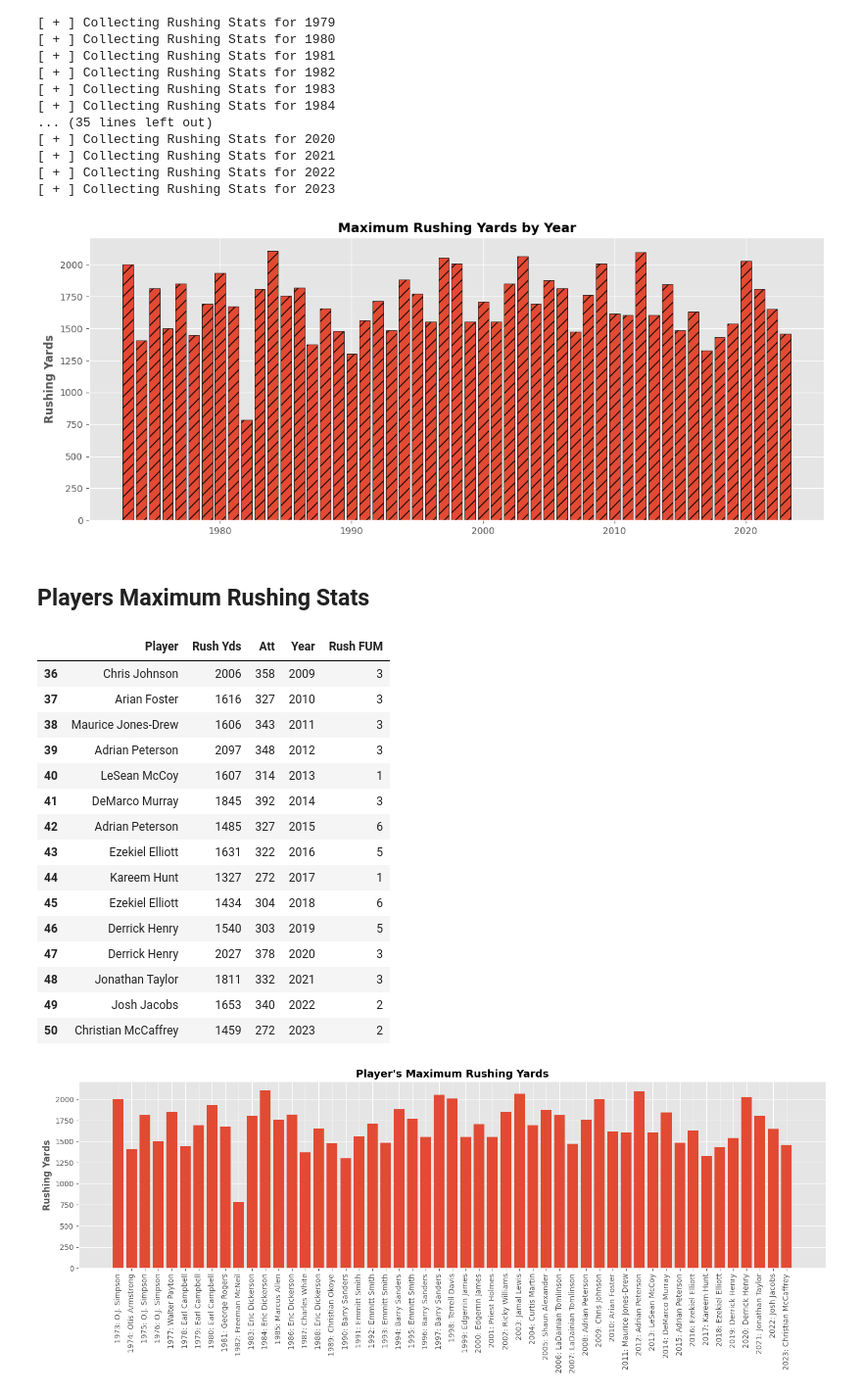
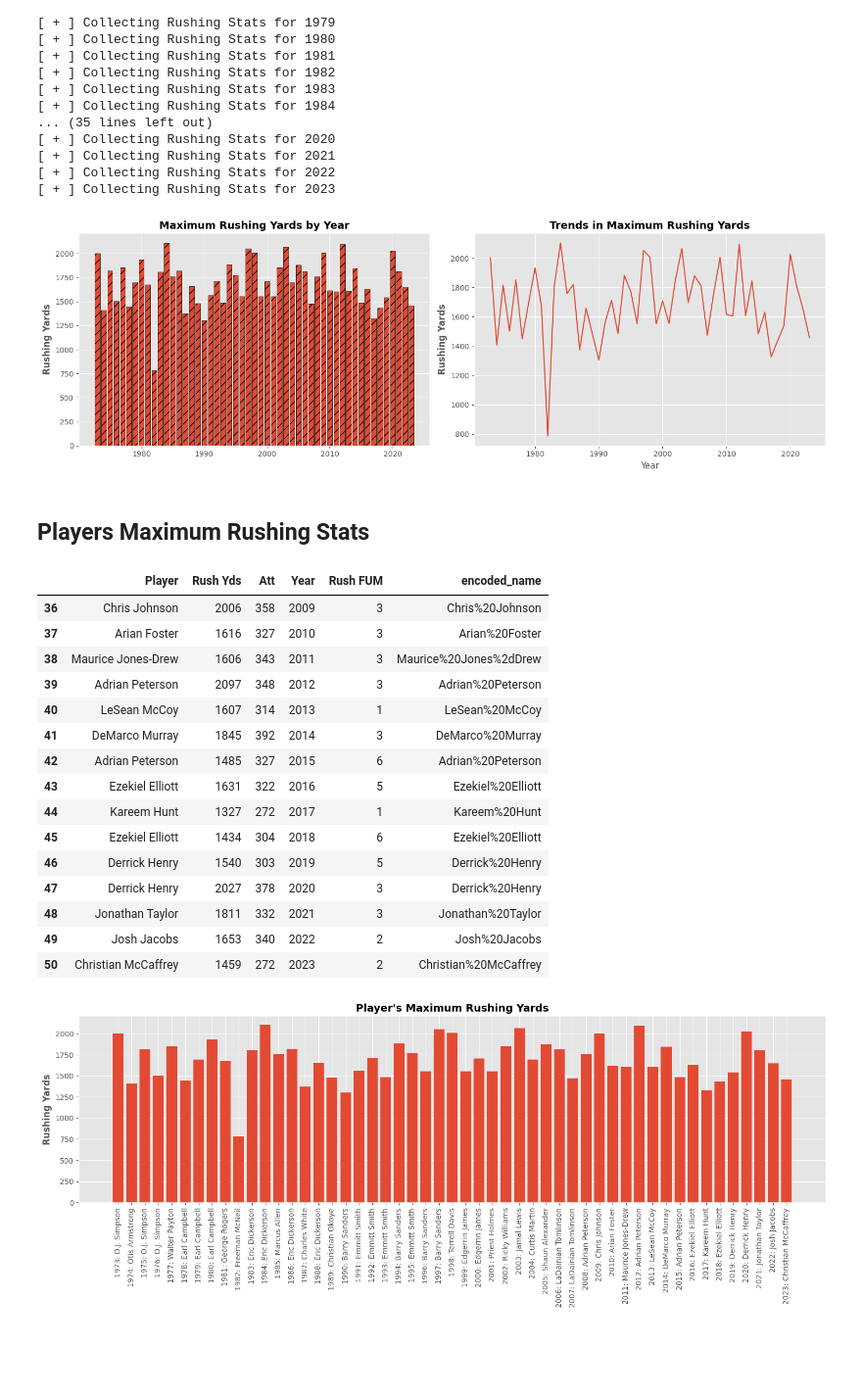
Before and after one commit to OdinProjectI/NFL, a Jupyter notebook: NFLRushing.ipynb, the cells around one changed output. Shown at 98% size. Drawn from its saved outputs; the diff is of its cells as text; code cells hidden in the pictures; blank space fills up the shorter version.

```diff
--- a/NFLRushing.ipynb
+++ b/NFLRushing.ipynb
@@ -58,38 +124,50 @@ years, yds = zip(*rushing_stats_df.groupby(['Year'])['Rush Yds'].max().to_dict()
 # %%
-fig = plt.figure(figsize=(12,5))
-ax = fig.add_subplot()
+rushing_stats_df: 'DataFrame' = pd.DataFrame( search_results ) # player_team @year, against @opp
+rushing_stats_df.to_csv(os.path.join(dst_path, 'rushing_stats_leaders.csv' ) )
+years, yds = zip(*rushing_stats_df.groupby(['Year'])['Rush Yds'].max().to_dict().items())
+
+
+stats: List = []
+for year in rushing_stats_df['Year'].unique().tolist():
+    stats.extend(rushing_stats_df.query(f"Year == {year}").sort_values(by='Rush Yds', ascending=False)[['Player', 'Rush Yds', 'Att', 'Year', 'Rush FUM']].head(1).to_dict(orient='records'))
+stats_df: 'DataFrame' = pd.DataFrame(stats)
+stats_df['encoded_name'] = stats_df['Player'].apply(lambda row: ''.join(map(lambda char: char if char.isalnum() else hex(ord(char)).replace("0x", "%") , row)) )
+
+fig = plt.figure(figsize=(15,5))
+ax = fig.add_subplot(1,2,1)
 
 ax.bar(x=list(years), height=list(yds), hatch='//', ec='k')
 ax.set_title("Maximum Rushing Yards by Year", fontweight='bold', fontsize=14)
 ax.set_ylabel("Rushing Yards", fontweight='bold')
+
+ax = fig.add_subplot(1,2,2)
+stats_df.set_index('Year')['Rush Yds'].plot(ax=ax)
+ax.set_title("Trends in Maximum Rushing Yards", fontweight='bold', fontsize=14)
+ax.set_ylabel("Rushing Yards", fontweight='bold')
 plt.tight_layout()
 # %% [output]
-[figure, old version]
+[figure, new version]
 # %% [markdown]
 ## **Players Maximum Rushing Stats**
 # %%
-stats: List = []
-for year in rushing_stats_df['Year'].unique().tolist():
-    stats.extend(rushing_stats_df.query(f"Year == {year}").sort_values(by='Rush Yds', ascending=False)[['Player', 'Rush Yds', 'Att', 'Year', 'Rush FUM']].head(1).to_dict(orient='records'))
-stats_df: 'DataFrame' = pd.DataFrame(stats)
 stats_df.iloc[-15:]
 # %% [output]
-|  | Player | Rush Yds | Att | Year | Rush FUM |
-| 36 | Chris Johnson | 2006 | 358 | 2009 | 3 |
-| 37 | Arian Foster | 1616 | 327 | 2010 | 3 |
-| 38 | Maurice Jones-Drew | 1606 | 343 | 2011 | 3 |
-| 39 | Adrian Peterson | 2097 | 348 | 2012 | 3 |
-| 40 | LeSean McCoy | 1607 | 314 | 2013 | 1 |
-| 41 | DeMarco Murray | 1845 | 392 | 2014 | 3 |
-| 42 | Adrian Peterson | 1485 | 327 | 2015 | 6 |
-| 43 | Ezekiel Elliott | 1631 | 322 | 2016 | 5 |
-| 44 | Kareem Hunt | 1327 | 272 | 2017 | 1 |
-| 45 | Ezekiel Elliott | 1434 | 304 | 2018 | 6 |
-| 46 | Derrick Henry | 1540 | 303 | 2019 | 5 |
-| 47 | Derrick Henry | 2027 | 378 | 2020 | 3 |
-| 48 | Jonathan Taylor | 1811 | 332 | 2021 | 3 |
-| 49 | Josh Jacobs | 1653 | 340 | 2022 | 2 |
-| 50 | Christian McCaffrey | 1459 | 272 | 2023 | 2 |
+|  | Player | Rush Yds | Att | Year | Rush FUM | encoded_name |
+| 36 | Chris Johnson | 2006 | 358 | 2009 | 3 | Chris%20Johnson |
+| 37 | Arian Foster | 1616 | 327 | 2010 | 3 | Arian%20Foster |
+| 38 | Maurice Jones-Drew | 1606 | 343 | 2011 | 3 | Maurice%20Jones%2dDrew |
+| 39 | Adrian Peterson | 2097 | 348 | 2012 | 3 | Adrian%20Peterson |
+| 40 | LeSean McCoy | 1607 | 314 | 2013 | 1 | LeSean%20McCoy |
+| 41 | DeMarco Murray | 1845 | 392 | 2014 | 3 | DeMarco%20Murray |
+| 42 | Adrian Peterson | 1485 | 327 | 2015 | 6 | Adrian%20Peterson |
+| 43 | Ezekiel Elliott | 1631 | 322 | 2016 | 5 | Ezekiel%20Elliott |
+| 44 | Kareem Hunt | 1327 | 272 | 2017 | 1 | Kareem%20Hunt |
+| 45 | Ezekiel Elliott | 1434 | 304 | 2018 | 6 | Ezekiel%20Elliott |
+| 46 | Derrick Henry | 1540 | 303 | 2019 | 5 | Derrick%20Henry |
+| 47 | Derrick Henry | 2027 | 378 | 2020 | 3 | Derrick%20Henry |
+| 48 | Jonathan Taylor | 1811 | 332 | 2021 | 3 | Jonathan%20Taylor |
+| 49 | Josh Jacobs | 1653 | 340 | 2022 | 2 | Josh%20Jacobs |
+| 50 | Christian McCaffrey | 1459 | 272 | 2023 | 2 | Christian%20McCaffrey |
 # %%
 fig = plt.figure(figsize=(15,6))
 ax = fig.add_subplot()
```
Also changed, not shown: parts of 8 cells of this notebook.
